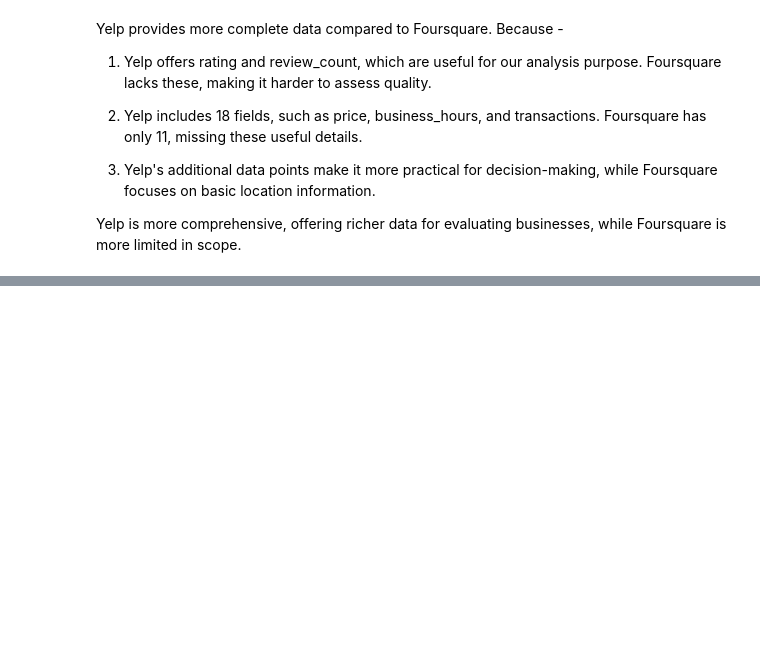
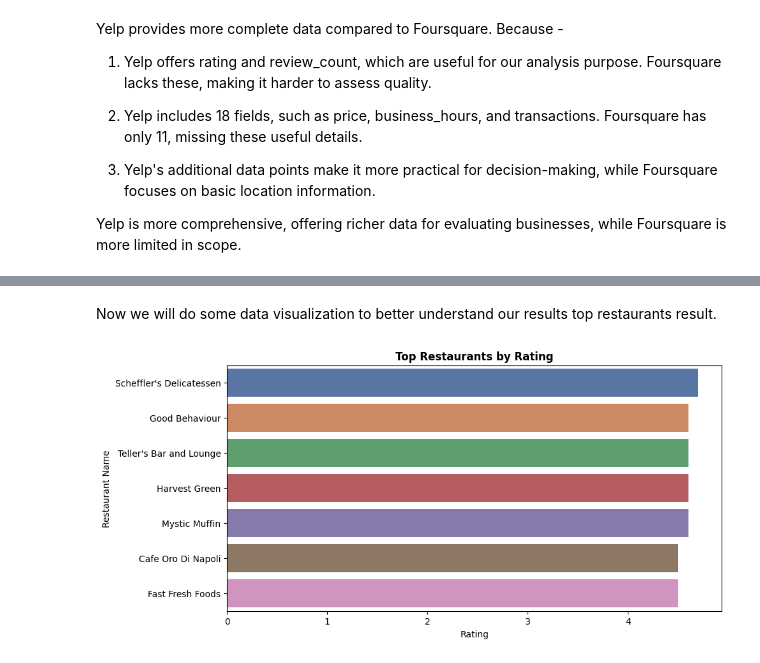
Before and after one commit to tashrifmahmud/Statistical-Modelling-Project, a Jupyter notebook: notebooks/yelp_foursquare_EDA.ipynb, the cells around one changed output, grey strips where cells are left out. Saved outputs shown, nothing was run; the diff lists cells and outputs as text; code cells hidden in the pictures; blank space fills up the shorter version.

```diff
--- a/notebooks/yelp_foursquare_EDA.ipynb
+++ b/notebooks/yelp_foursquare_EDA.ipynb
@@ -320,0 +318,21 @@ y_restaurants_df_sorted.head(10)
+# %%
+# Using Lat Long of Toronto as an example
+latitude = 43.6532
+longitude = -79.3832
+
+# Query Yelp for top restaurants
+y_restaurants = yelp_top_restaurants(latitude, longitude, "restaurant")
+
+if y_restaurants and 'businesses' in y_restaurants:
+    y_restaurants_df = pd.DataFrame(y_restaurants['businesses'])
+
+    # Filter out restaurants with NaN prices
+    y_restaurants_df = y_restaurants_df.dropna(subset=['price'])
+
+    # Sort by rating
+    y_restaurants_df_sorted = y_restaurants_df.sort_values(by="rating", ascending=False)
+
+    # Select top 10
+    top_10_restaurants = y_restaurants_df_sorted.head(10)
+
+    print(top_10_restaurants[['name', 'rating', 'review_count', 'price']])
@@ -320,0 +348,13 @@ y_restaurants_df_sorted.head(10)
+# %% [markdown]
+Now we will do some data visualization to better understand our results top restaurants result.
+# %%
+top_restaurants = y_restaurants_df.sort_values(by='rating', ascending=False).head(10)
+
+plt.figure(figsize=(10, 5))
+sns.barplot(x='rating', y='name', data=top_restaurants, hue='name', palette='deep', legend=False)
+plt.title('Top Restaurants by Rating', fontweight='bold')
+plt.xlabel('Rating')
+plt.ylabel('Restaurant Name')
+plt.show()
+# %% [output]
+[figure, added]
```
Also changed, not shown: parts of 25 cells of this notebook.
